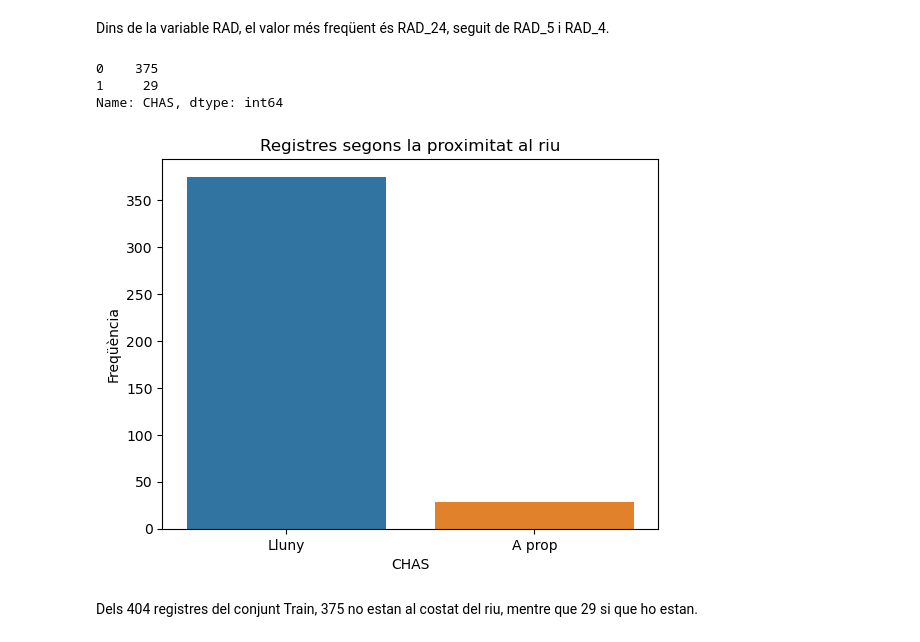
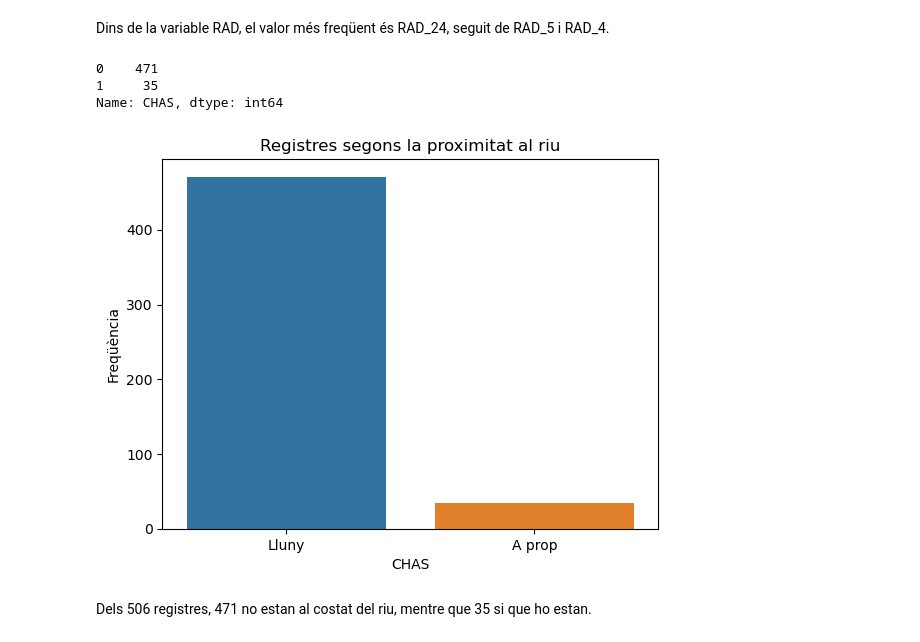
Before and after one commit to JCDataAnalysis/Sprints, a Jupyter notebook: Sprint_5_SkLearn_Train_Test/Sprint_5_SkLearn_Train_Test.ipynb, the cells around one changed output. Saved outputs shown, nothing was run; the diff lists cells and outputs as text; code cells hidden in the pictures.

```diff
--- a/Sprint_5_SkLearn_Train_Test/Sprint_5_SkLearn_Train_Test.ipynb
+++ b/Sprint_5_SkLearn_Train_Test/Sprint_5_SkLearn_Train_Test.ipynb
@@ -342,21 +293,21 @@ plt.show()
 # %% [markdown]
 Dins de la variable RAD, el valor més freqüent és RAD_24, seguit de RAD_5 i RAD_4.
 # %%
-CHAS_count_train = X_train_new['CHAS'].value_counts()
-CHAS_count_train
+CHAS_count = X['CHAS'].value_counts()
+CHAS_count
 # %% [output]
-0    375
-1     29
+0    471
+1     35
 Name: CHAS, dtype: int64
 # %%
-sns.barplot(x=CHAS_count_train.index, y=CHAS_count_train.values)
+sns.barplot(x=CHAS_count.index, y=CHAS_count.values)
 
 plt.xlabel('CHAS')
 plt.ylabel("Freqüència")
 plt.title("Registres segons la proximitat al riu")
 plt.xticks([0, 1], ['Lluny', 'A prop'])
 plt.show()
 # %% [output]
-[figure, old version]
+[figure, new version]
 # %% [markdown]
-Dels 404 registres del conjunt Train, 375 no estan al costat del riu, mentre que 29 si que ho estan.
+Dels 506 registres, 471 no estan al costat del riu, mentre que 35 si que ho estan.
```
Also changed, not shown: parts of 21 cells of this notebook.
